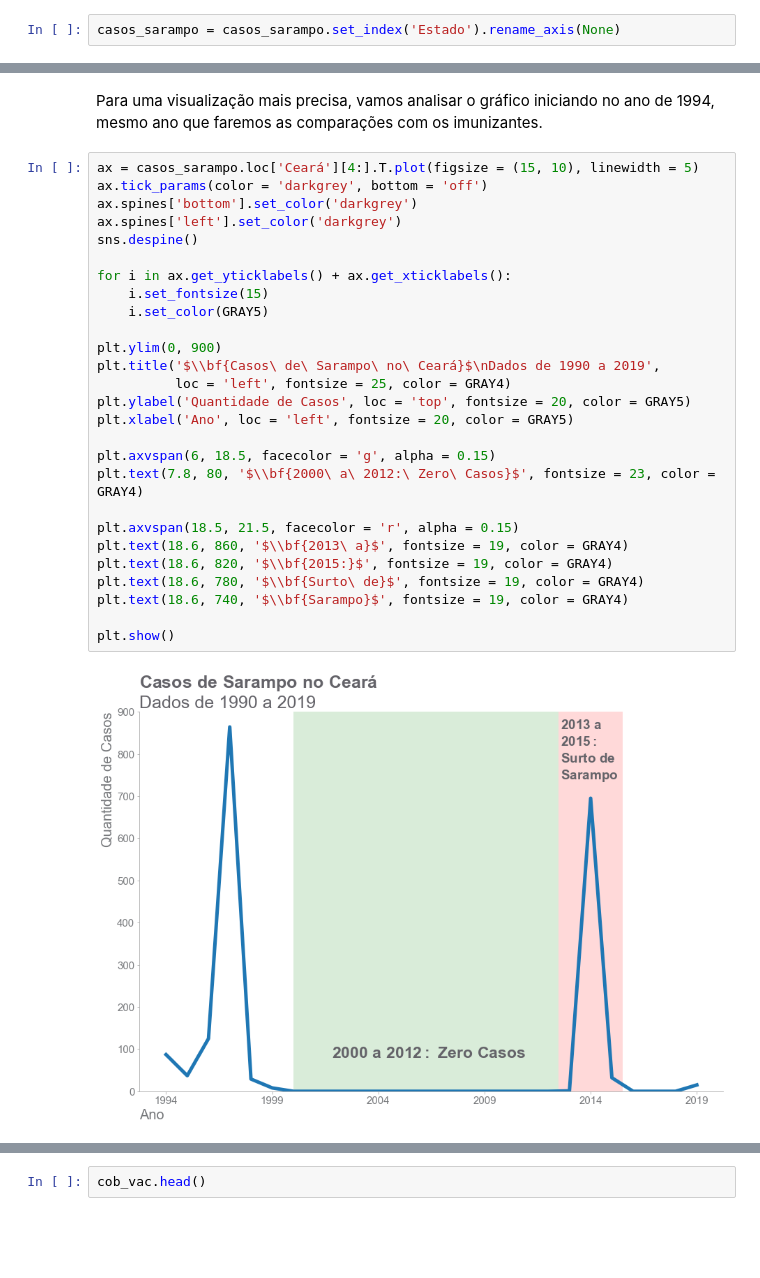
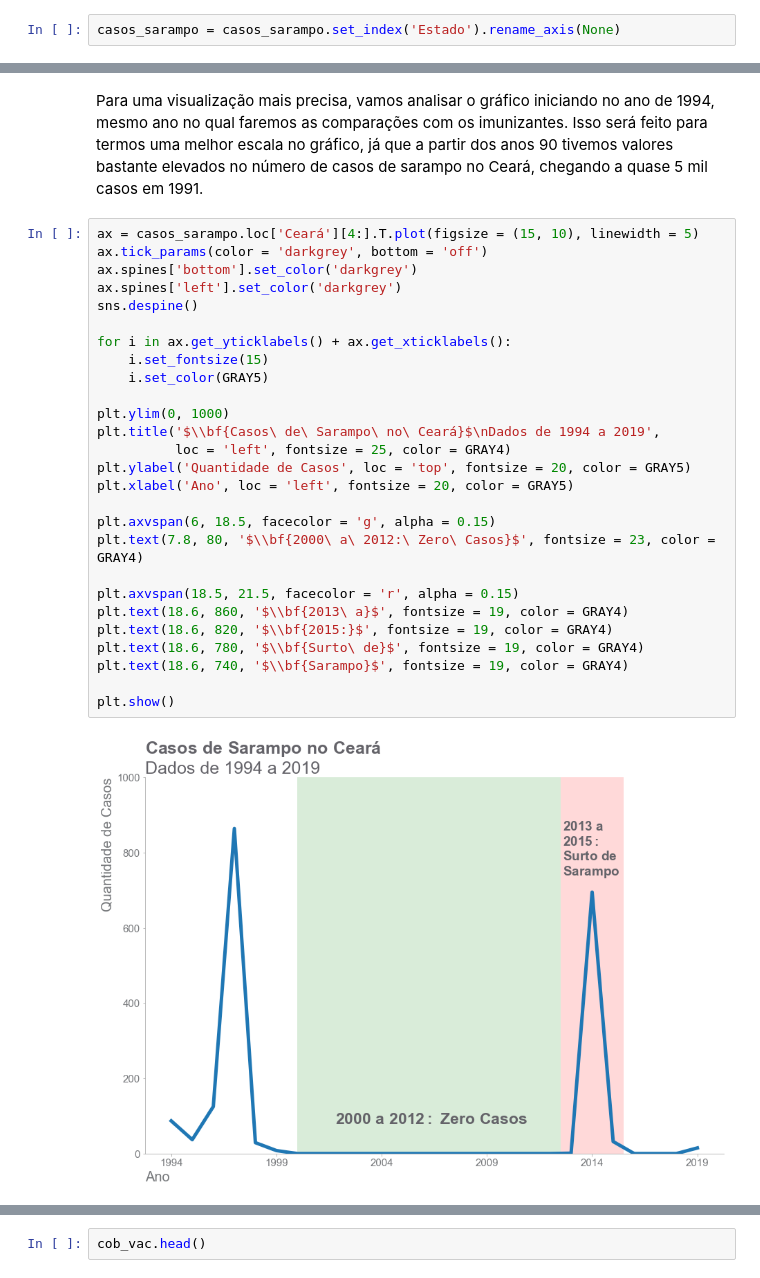
Before and after one commit to diascarolina/vacinacao-geral-no-brasil, a Jupyter notebook: notebooks/sarampo.ipynb, the cells around one changed output, grey strips where cells are left out. Drawn from its saved outputs; the diff is of its cells as text; blank space fills up the shorter version.

```diff
--- a/notebooks/sarampo.ipynb
+++ b/notebooks/sarampo.ipynb
@@ -159,31 +179,31 @@ plt.show()
 # %% [markdown]
-Para uma visualização mais precisa, vamos analisar o gráfico iniciando no ano de 1994, mesmo ano que faremos as comparações com os imunizantes.
+Para uma visualização mais precisa, vamos analisar o gráfico iniciando no ano de 1994, mesmo ano no qual faremos as comparações com os imunizantes. Isso será feito para termos uma melhor escala no gráfico, já que a partir dos anos 90 tivemos valores bastante elevados no número de casos de sarampo no Ceará, chegando a quase 5 mil casos em 1991.
 # %%
 ax = casos_sarampo.loc['Ceará'][4:].T.plot(figsize = (15, 10), linewidth = 5)
 ax.tick_params(color = 'darkgrey', bottom = 'off')
 ax.spines['bottom'].set_color('darkgrey')
 ax.spines['left'].set_color('darkgrey')
 sns.despine()
 
 for i in ax.get_yticklabels() + ax.get_xticklabels():
     i.set_fontsize(15)
     i.set_color(GRAY5)
 
-plt.ylim(0, 900)
-plt.title('$\\bf{Casos\ de\ Sarampo\ no\ Ceará}$\nDados de 1990 a 2019',
+plt.ylim(0, 1000)
+plt.title('$\\bf{Casos\ de\ Sarampo\ no\ Ceará}$\nDados de 1994 a 2019',
           loc = 'left', fontsize = 25, color = GRAY4)
 plt.ylabel('Quantidade de Casos', loc = 'top', fontsize = 20, color = GRAY5)
 plt.xlabel('Ano', loc = 'left', fontsize = 20, color = GRAY5)
 
 plt.axvspan(6, 18.5, facecolor = 'g', alpha = 0.15)
 plt.text(7.8, 80, '$\\bf{2000\ a\ 2012:\ Zero\ Casos}$', fontsize = 23, color = GRAY4)
 
 plt.axvspan(18.5, 21.5, facecolor = 'r', alpha = 0.15)
 plt.text(18.6, 860, '$\\bf{2013\ a}$', fontsize = 19, color = GRAY4)
 plt.text(18.6, 820, '$\\bf{2015:}$', fontsize = 19, color = GRAY4)
 plt.text(18.6, 780, '$\\bf{Surto\ de}$', fontsize = 19, color = GRAY4)
 plt.text(18.6, 740, '$\\bf{Sarampo}$', fontsize = 19, color = GRAY4)
 
 plt.show()
 # %% [output]
-[figure, old version]
+[figure, new version]
```
Also changed, not shown: parts of 39 cells of this notebook, 1 other file.
